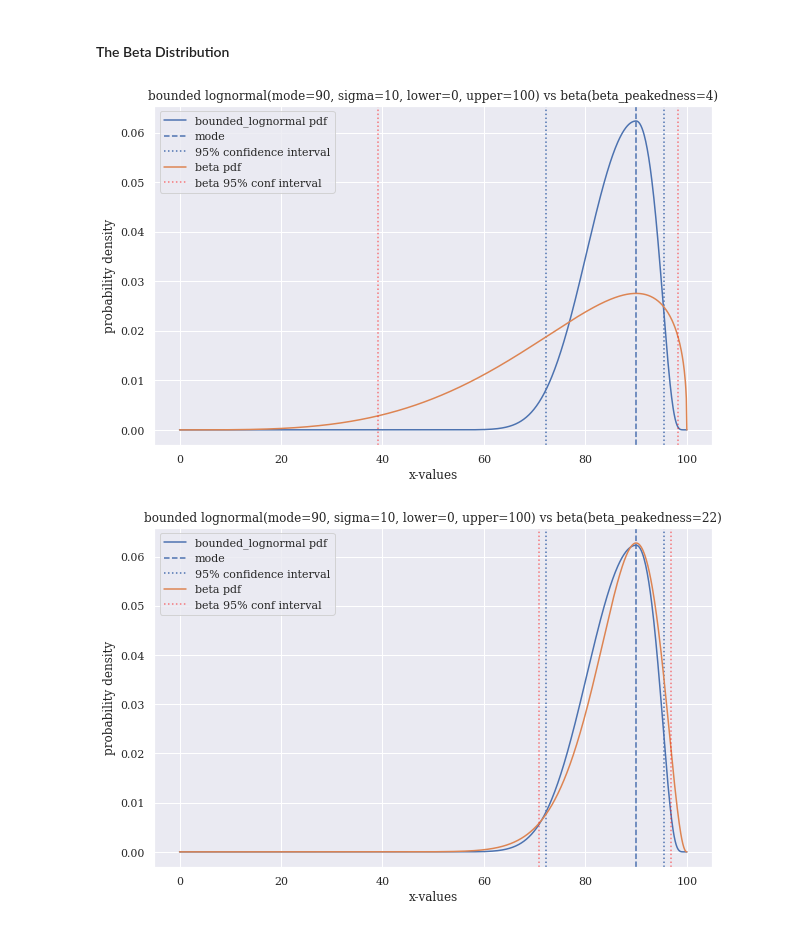
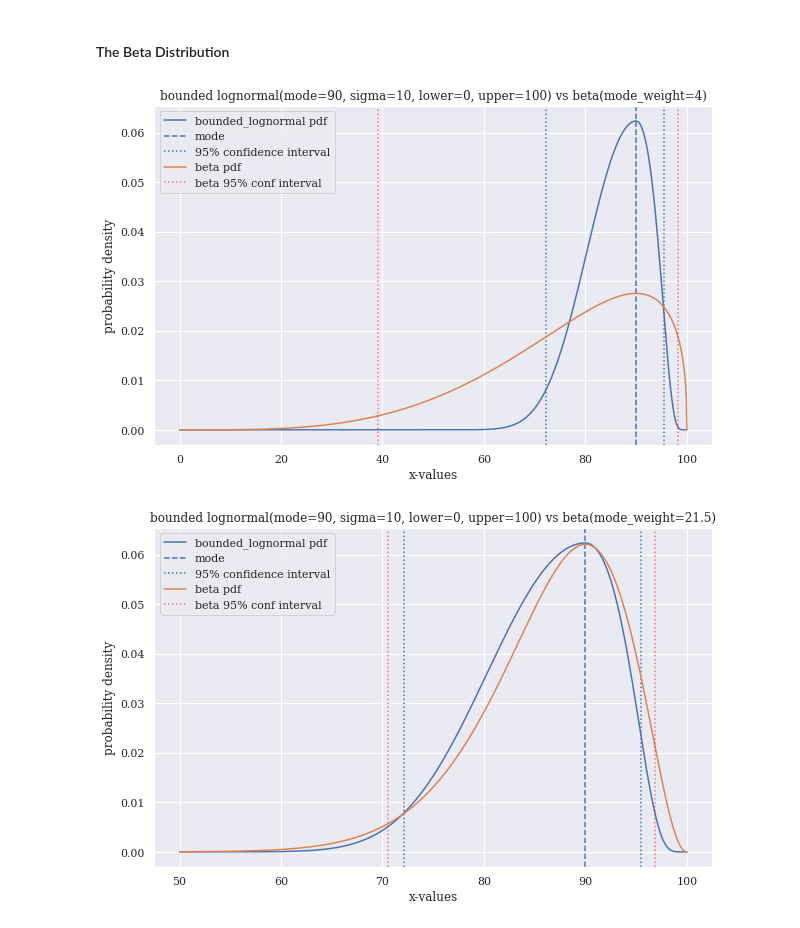
Before and after one commit to tedteske/bounded_lognorm, a Jupyter notebook: bounded_lognorm.ipynb, the cells around one changed output. Cells and saved outputs as stored; diff of their text form; code cells hidden in the pictures.

```diff
--- a/bounded_lognorm.ipynb
+++ b/bounded_lognorm.ipynb
@@ -1966,7 +1966,9 @@ plt.show()
 # %% [markdown]
 #### The Beta Distribution
 # %%
-def compare_to_beta(mode, sigma, lower, upper, beta_peakedness=4):
+def compare_to_beta(mode, sigma, lower, upper,
+                    mode_weight=4,
+                    xmin=None, xmax=None):
     """
     Plots the bounded_lognorm.pdf against the beta.pdf, matching mode, lower,
     and upper. See bounded_lognorm.pdf for a description of parameters mode,
@@ -1974,14 +1976,18 @@ def compare_to_beta(mode, sigma, lower, upper, beta_peakedness=4):
 
     Parameters
     ----------
-    beta_peakedness : float
-        peakedness of beta pdf (default is 4, for PERT[1])
+    mode_weight : float
+        weight of mode in mean calculation (default is 4, for PERT[1])
+    xmin, xmax : float, float
+        range of x-values to plot
 
     References
     ----------
     [1] https://en.wikipedia.org/wiki/PERT_distribution
     """
-    x = np.linspace(lower, upper, 1000)
+    xmin = xmin or lower
+    xmax = xmax or upper
+    x = np.linspace(xmin, xmax, 1000)
     y = bounded_lognorm.pdf(x, mode, sigma, lower, upper)
     sns.lineplot(x, y, label='bounded_lognormal pdf')
     plt.axvline(mode, ymin=0, linestyle='dashed', label='mode')
@@ -1992,9 +1998,9 @@ def compare_to_beta(mode, sigma, lower, upper, beta_peakedness=4):
     plt.axvline(interval[1], ymin=0, linestyle='dotted')
 
     loc, scale = lower, upper - lower
-    mode_ = (mode - loc) / scale
-    a = 1 + beta_peakedness * mode_
-    b = 1 + beta_peakedness * (1 - mode_)
+    standardized_mode = (mode - loc) / scale
+    a = 1 + mode_weight * standardized_mode
+    b = 1 + mode_weight * (1 - standardized_mode)
     y = beta.pdf(x, a, b, loc=loc, scale=scale)
     sns.lineplot(x, y, label='beta pdf')
     interval2 = beta.interval(0.95, a, b, loc=loc, scale=scale)
@@ -2006,7 +2012,7 @@ def compare_to_beta(mode, sigma, lower, upper, beta_peakedness=4):
             ', sigma=' + str(sigma) +
             ', lower=' + str(lower) +
             ', upper=' + str(upper) +
-            ') vs beta(beta_peakedness=' + str(beta_peakedness) + ')')
+            ') vs beta(mode_weight=' + str(mode_weight) + ')')
     plt.xlabel("x-values")
     plt.ylabel("probability density")
     plt.title(title)
@@ -2015,8 +2021,8 @@ def compare_to_beta(mode, sigma, lower, upper, beta_peakedness=4):
 # %%
 compare_to_beta(90, 10, 0, 100)
 # %% [output]
-[figure, old version]
+[figure, new version]
 # %%
-compare_to_beta(90, 10, 0, 100, beta_peakedness=22)
+compare_to_beta(90, 10, 0, 100, mode_weight=21.5, xmin=50)
 # %% [output]
-[figure, old version]
+[figure, new version]
```
Also changed, not shown: parts of 5 cells of this notebook.
